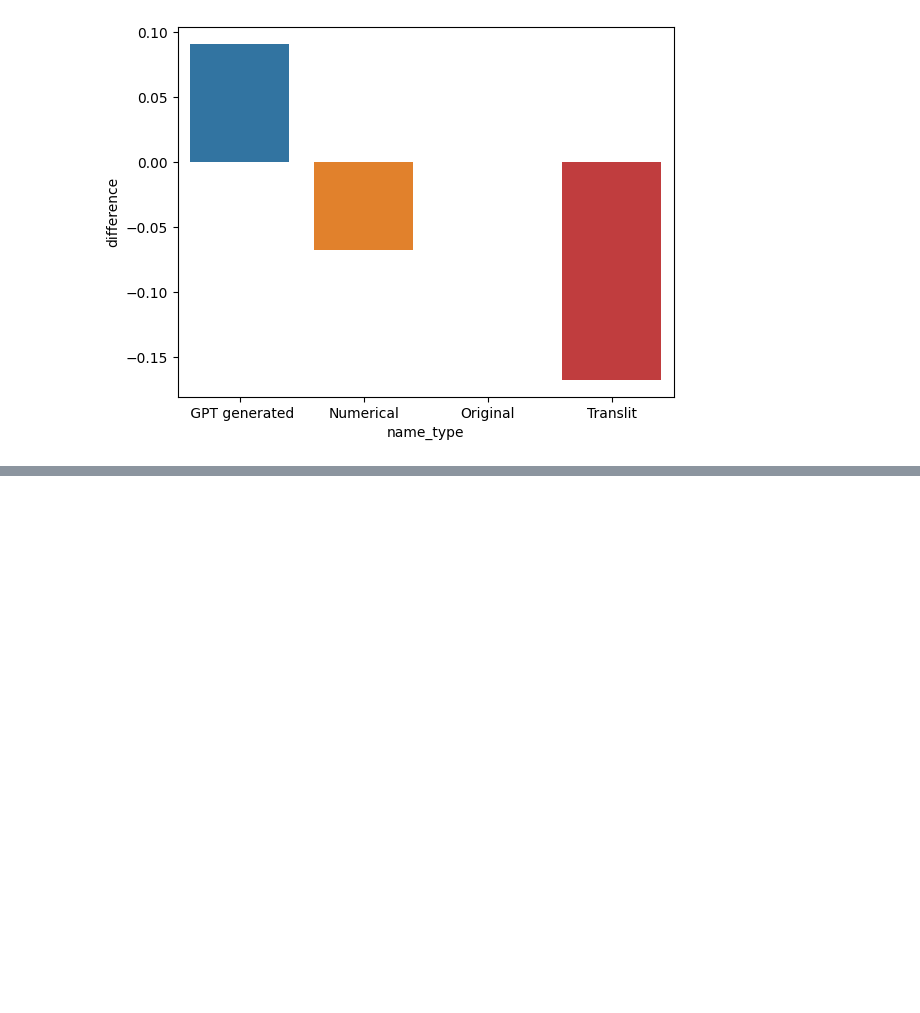
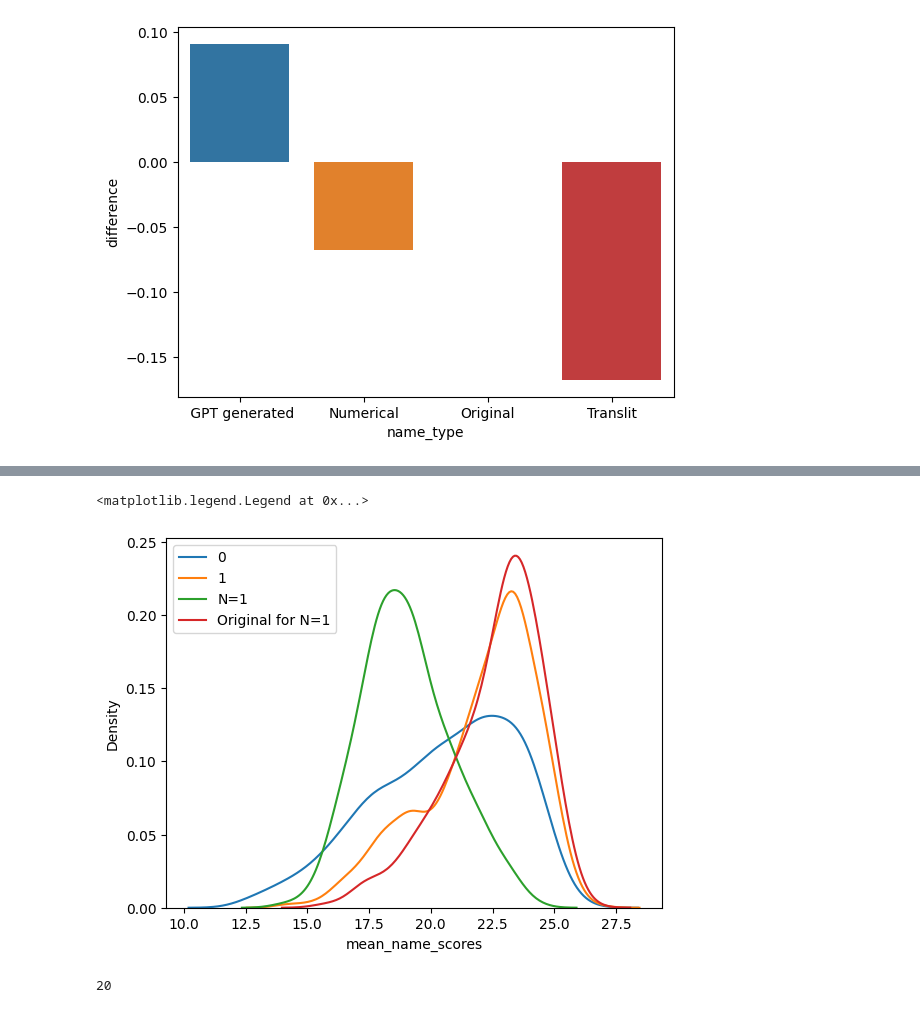
Before and after one commit to JetBrains-Research/effective-inference, a Jupyter notebook: notebooks/Untitled.ipynb, the cells around one changed output, grey strips where cells are left out. Saved outputs shown, nothing was run; the diff lists cells and outputs as text; code cells hidden in the pictures; blank space fills up the shorter version.

```diff
--- a/notebooks/Untitled.ipynb
+++ b/notebooks/Untitled.ipynb
@@ -235,0 +360,2 @@ plt.show()
+# %%
+next_line['mean_name_scores'] = next_line['name_scores'].apply(np.mean)
@@ -235,0 +367,12 @@ plt.show()
+# %%
+
+sns.kdeplot(data=next_line[next_line['answer']==0], x="mean_name_scores",  label = '0')
+sns.kdeplot(data=next_line[next_line['answer']==1], x="mean_name_scores", label = '1')
+sns.kdeplot(data=next_line[(next_line['answer']==1) & (next_line['name_type']=='Numerical')], x="mean_name_scores", label = 'N=1')
+sns.kdeplot(next_line.loc[n_1_indexes - 2], x="mean_name_scores", label = 'Original for N=1')
+
+plt.legend()
+# plt.xlim(10,21)
+# %% [output]
+<matplotlib.legend.Legend at 0x...>
+[figure, added]
@@ -235,0 +383,4 @@ plt.show()
+# %%
+len(next_line.iloc[0]['ids'])
+# %% [output]
+20
```
Also changed, not shown: parts of 20 cells of this notebook, 6 other files.
